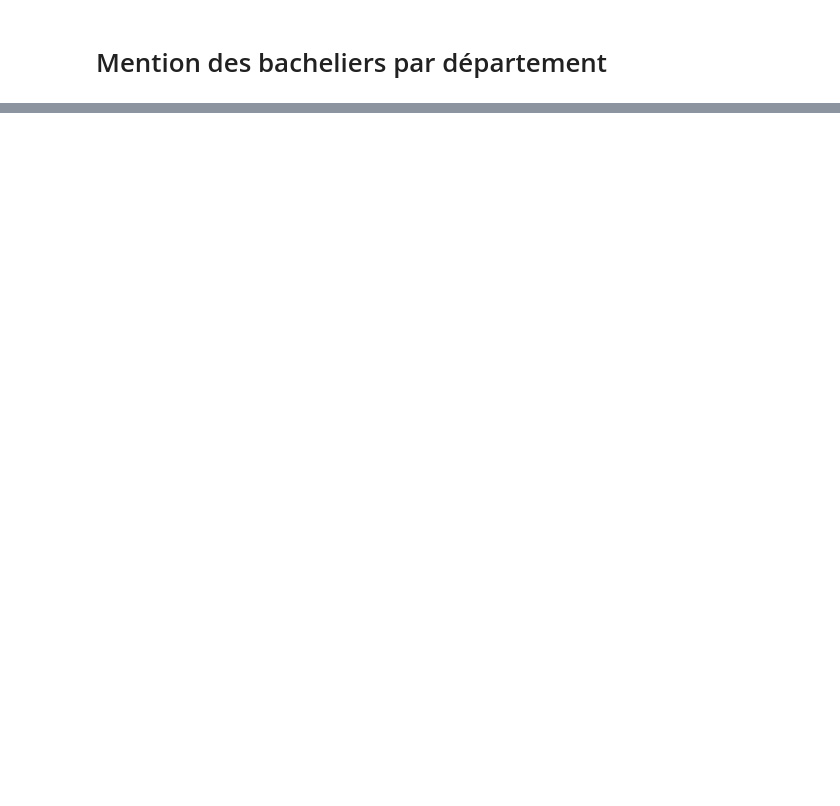
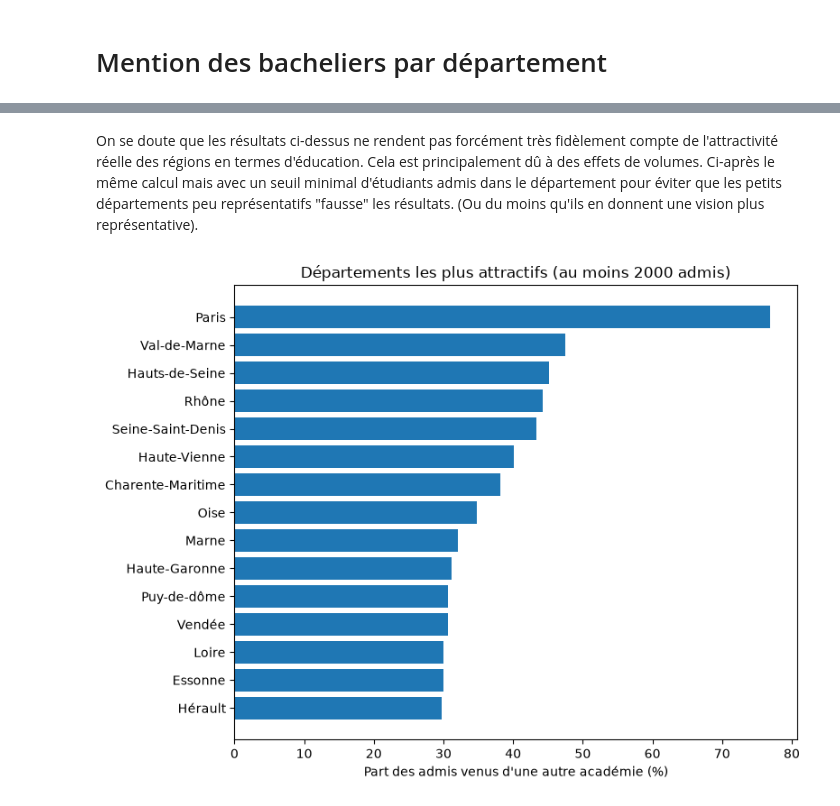
Before and after one commit to ma2nons/Projet-python, a Jupyter notebook: département/parcoursup.ipynb, the cells around one changed output, grey strips where cells are left out. Drawn from its saved outputs; the diff is of its cells as text; code cells hidden in the pictures; blank space fills up the shorter version.

Commit message:
avancement sur parcoursup

```diff
--- a/département/parcoursup.ipynb
+++ b/département/parcoursup.ipynb
@@ -78,0 +126,8 @@ parcoursup_dept.head()
+# %%
+parcoursup_dept_att = parcoursup.groupby(["Code départemental de l'établissement", "Département de l'établissement"]).agg(admis=("Effectif des admis néo bacheliers", "sum"),
+admis_meme_academie=("Dont effectif des admis issus de la même académie", "sum")).reset_index()
+
+parcoursup_dept_att["admis_venus_d_ailleurs"] = (parcoursup_dept_att["admis"] - parcoursup_dept_att["admis_meme_academie"])
+parcoursup_dept_att["attractivite (%)"] = (100 * parcoursup_dept_att["admis_venus_d_ailleurs"] / parcoursup_dept_att["admis"])
+parcoursup_dept_att = parcoursup_dept_att.sort_values("attractivite (%)", ascending=False)
+parcoursup_dept_att.head(15)
@@ -78,0 +151,17 @@ parcoursup_dept.head()
+# %% [markdown]
+On se doute que les résultats ci-dessus ne rendent pas forcément très fidèlement compte de l'attractivité réelle des régions en termes d'éducation. Cela est principalement dû à des effets de volumes. Ci-après le même calcul mais avec un seuil minimal d'étudiants admis dans le département pour éviter que les petits départements peu représentatifs "fausse" les résultats. (Ou du moins qu'ils en donnent une vision plus représentative).
+# %%
+SEUIL = 2000 # donne les mêmes résultats avec 3000, 5000 et plus
+fiables = parcoursup_dept_att[parcoursup_dept_att["admis"] >= SEUIL]
+fiables = fiables.sort_values("attractivite (%)", ascending=False).head(15)
+
+top15_fiables = fiables.sort_values("attractivite (%)")
+
+plt.figure(figsize=(8, 6))
+plt.barh(top15_fiables["Département de l'établissement"],top15_fiables["attractivite (%)"])
+plt.xlabel("Part des admis venus d'une autre académie (%)")
+plt.title(f"Départements les plus attractifs (au moins {SEUIL} admis)")
+plt.tight_layout()
+plt.show()
+# %% [output]
+[figure, added]
```
Also changed, not shown: parts of 6 cells of this notebook.
